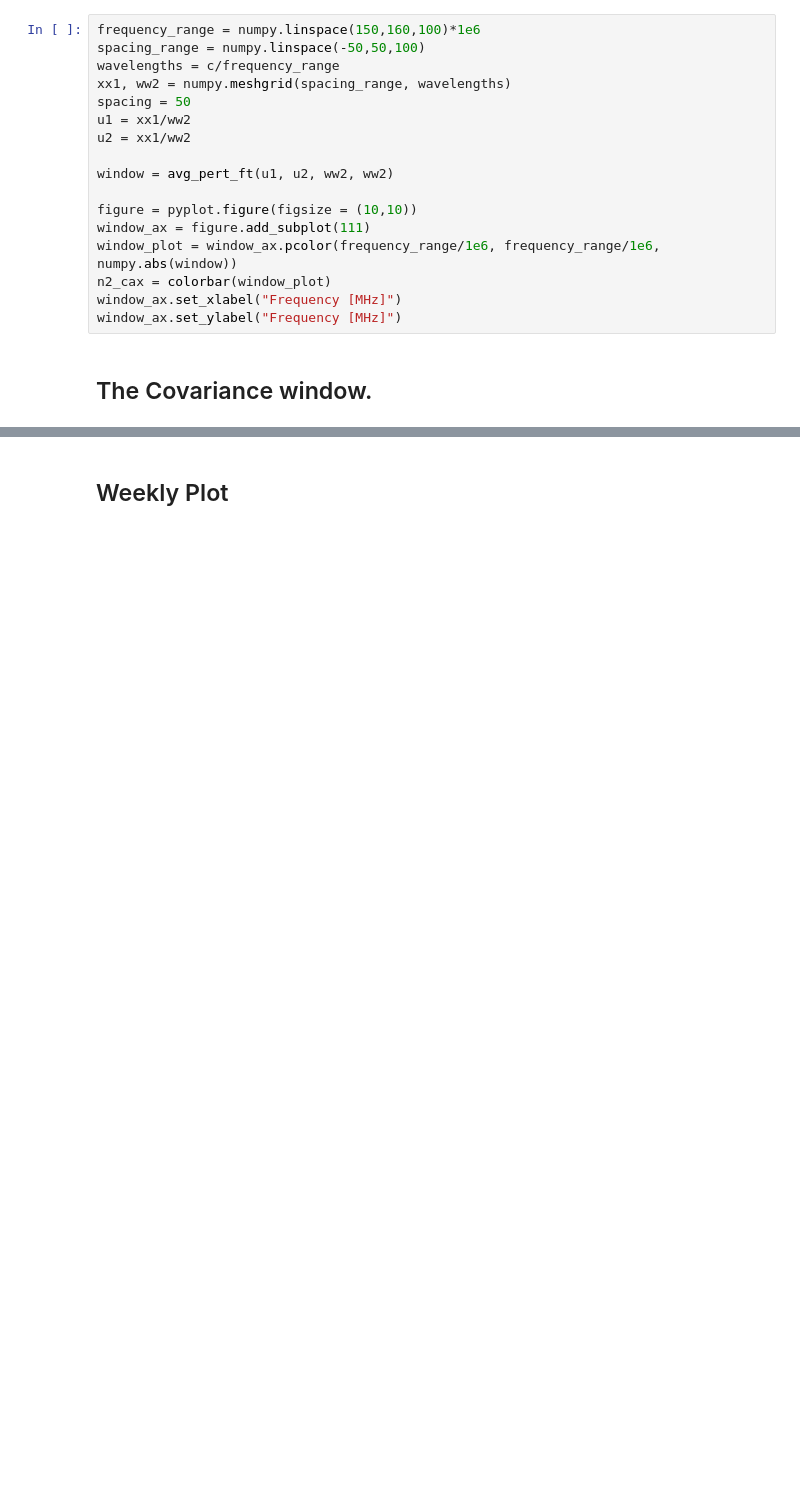
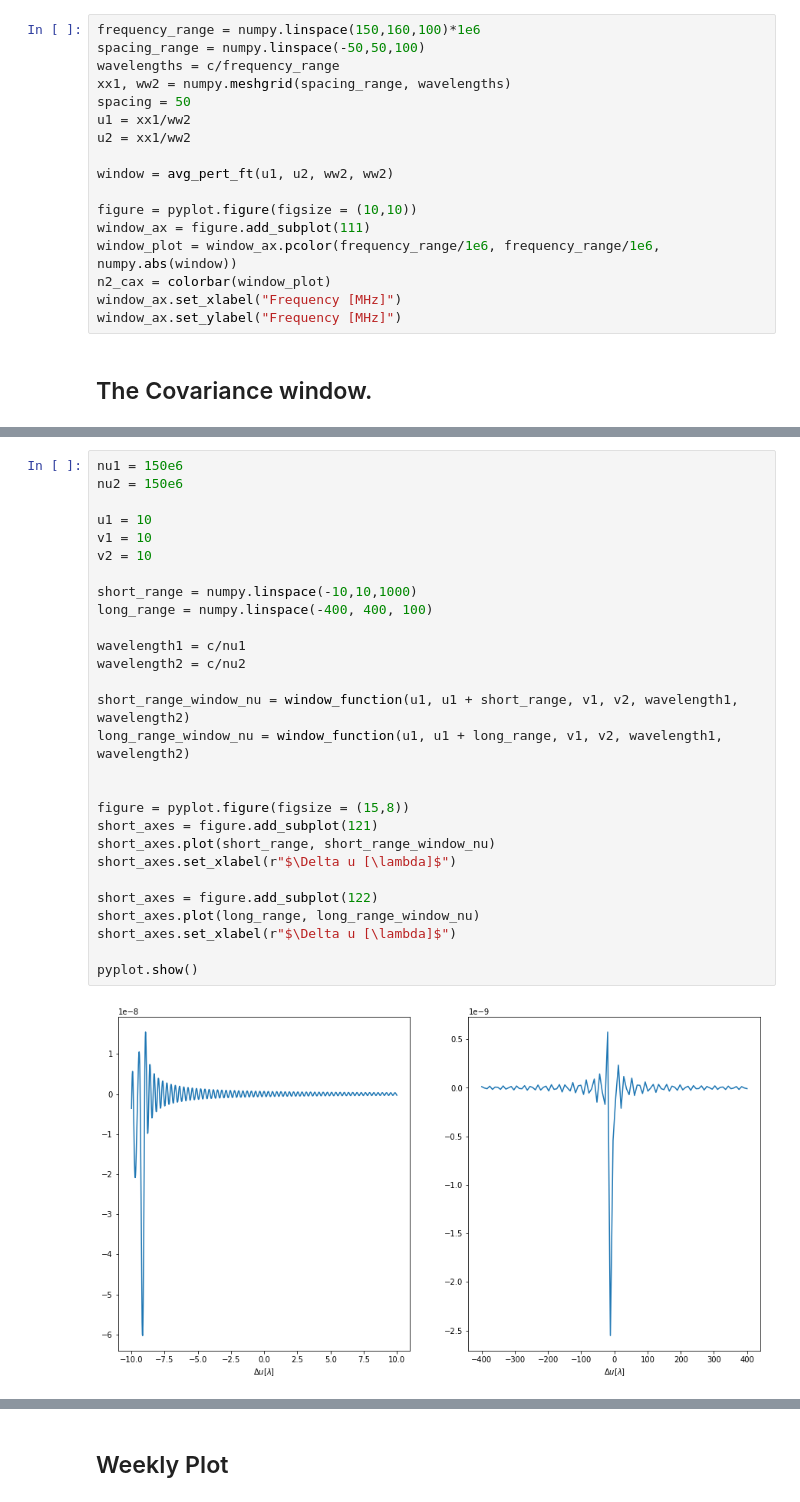
Before and after one commit to ronniyjoseph/Beam-Perturbations, a Jupyter notebook: Beam Covariance Re-do.ipynb, the cells around one changed output, grey strips where cells are left out. Cells and saved outputs as stored; diff of their text form; blank space fills up the shorter version.

```diff
--- a/Beam Covariance Re-do.ipynb
+++ b/Beam Covariance Re-do.ipynb
@@ -1287,0 +1283,30 @@ pyplot.show()
+# %%
+nu1 = 150e6
+nu2 = 150e6
+
+u1 = 10
+v1 = 10
+v2 = 10
+
+short_range = numpy.linspace(-10,10,1000)
+long_range = numpy.linspace(-400, 400, 100)
+
+wavelength1 = c/nu1
+wavelength2 = c/nu2
+
+short_range_window_nu = window_function(u1, u1 + short_range, v1, v2, wavelength1, wavelength2)
+long_range_window_nu = window_function(u1, u1 + long_range, v1, v2, wavelength1, wavelength2)
+
+
+figure = pyplot.figure(figsize = (15,8))
+short_axes = figure.add_subplot(121)
+short_axes.plot(short_range, short_range_window_nu)
+short_axes.set_xlabel(r"$\Delta u [\lambda]$")
+
+short_axes = figure.add_subplot(122)
+short_axes.plot(long_range, long_range_window_nu)
+short_axes.set_xlabel(r"$\Delta u [\lambda]$")
+
+pyplot.show()
+# %% [output]
+[figure, added]
```
Also changed, not shown: parts of 6 cells of this notebook, 4 other files.
